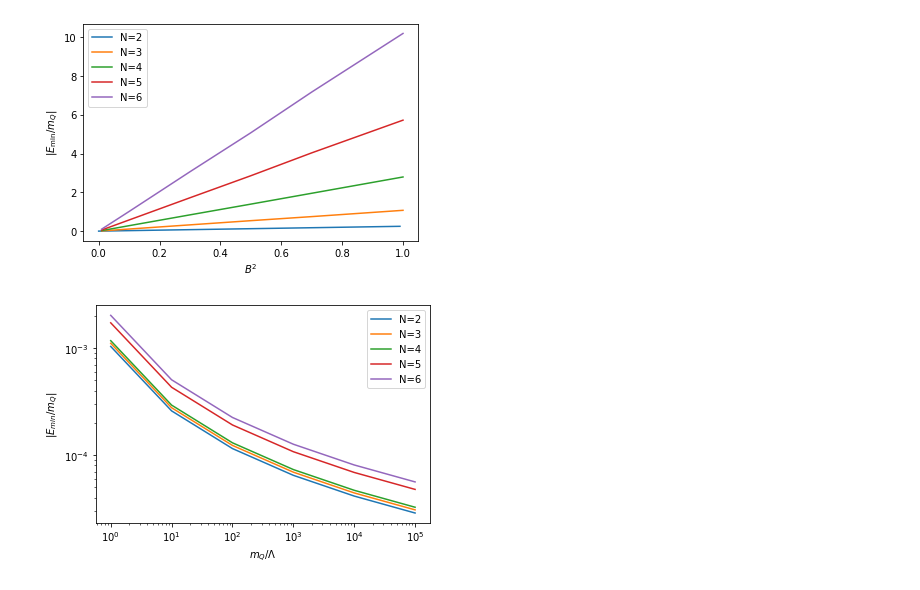
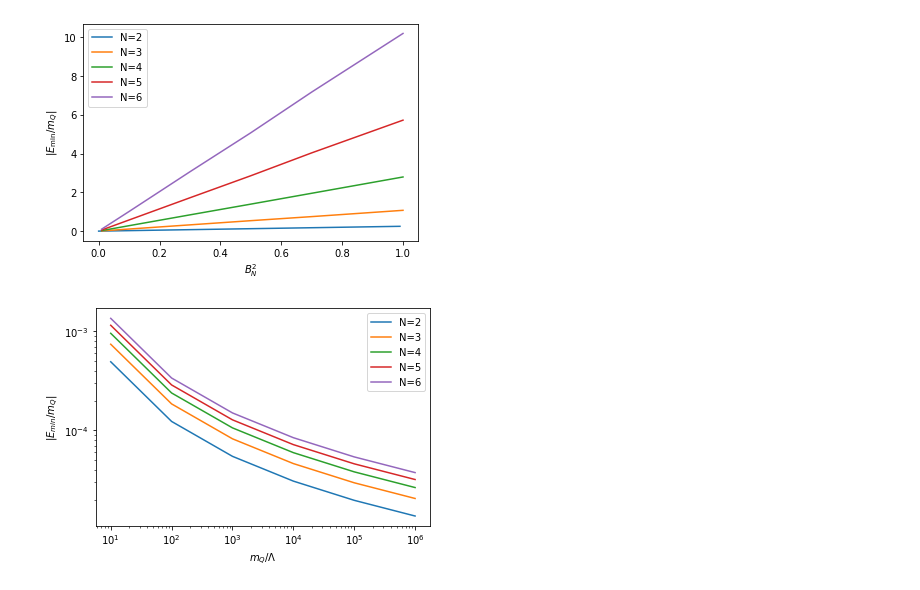
Before and after one commit to mlwagman/heavy_quark_nuclei, a Jupyter notebook: Plotter.ipynb, the cells around one changed output. Drawn from its saved outputs; the diff is of its cells as text; code cells hidden in the pictures.

```diff
--- a/Plotter.ipynb
+++ b/Plotter.ipynb
@@ -28,46 +28,46 @@ ax.plot(xx, yy*xx, label='N=5')
 yy = np.array((10.21, 10.12, 10.2, 10.14, 10.24, 10.19))
 ax.plot(xx, yy*xx, label='N=6')
 
-ax.set_xlabel(r'$B^2$')
+ax.set_xlabel(r'$B_N^2$')
 ax.set_ylabel(r'$|E_\mathrm{min}/m_Q|$')
 ax.legend()
 plt.savefig('EminVB2.pdf',transparent='true')
 plt.show()
 # %% [output]
-[figure, old version]
+[figure, new version]
 # %%
 fig = plt.figure(1)
 ax = fig.add_subplot(111)
 
 # N=2
-xx = np.array((10**0,10**1,10**2,10**3,10**4,10**5))
-yy = np.array((0.00103491, 0.000258727, 0.00011499, 0.0000646817, 0.0000413963, 0.0000287474))
+xx = np.array((10**1,10**2,10**3,10**4,10**5,10**6))
+yy = np.array((0.000493206, 0.000123301, 0.0000548007, 0.0000308254, 0.0000197282, 0.0000137002))
 yerr = 0.002
 #ax.errorbar(xx, yy*xx, yerr=yerr, fmt='o', label='N=3')
 ax.plot(xx, yy, label='N=2')
 
 # N=3
-yy = np.array((0.00110735,0.000276837,0.000123039,0.0000692094,0.000044294,0.0000307597))
+yy = np.array((0.000741284, 0.000185321, 0.0000823649, 0.0000463302, 0.0000296514, 0.0000205912))
 ax.plot(xx, yy, label='N=3')
 
 # N=4
-yy = np.array((0.00117166,0.000292915,0.000130184,0.0000732288,0.0000468664,0.0000325461))
+yy = np.array((0.000955587, 0.000238897, 0.000106176, 0.0000597242, 0.0000382235, 0.0000265441))
 ax.plot(xx, yy, label='N=4')
 
 # N=5
-yy = np.array((0.00172014,0.000430035,0.000191127,0.000107509,0.0000688055,0.0000477816))
+yy = np.array((0.0011515, 0.000287874, 0.000127944, 0.0000719686, 0.0000460599, 0.000031986))
 ax.plot(xx, yy, label='N=5')
 
 # N=6
-yy = np.array((0.00202049,0.000505123,0.000224499,0.000126281,0.0000808197,0.0000561248))
+yy = np.array((0.00135256, 0.00033814, 0.000150285, 0.0000845351, 0.0000541025, 0.0000375712))
 ax.plot(xx, yy, label='N=6')
 
 ax.set_xscale('log')
 ax.set_yscale('log')
 ax.set_xlabel(r'$m_Q/\Lambda$')
 ax.set_ylabel(r'$|E_{min}/m_Q|$')
 ax.legend()
 plt.savefig('EminVmQ.pdf',transparent='true')
 plt.show()
 # %% [output]
-[figure, old version]
+[figure, new version]
```
Also changed, not shown: parts of 1 cell of this notebook, 5 other files.
